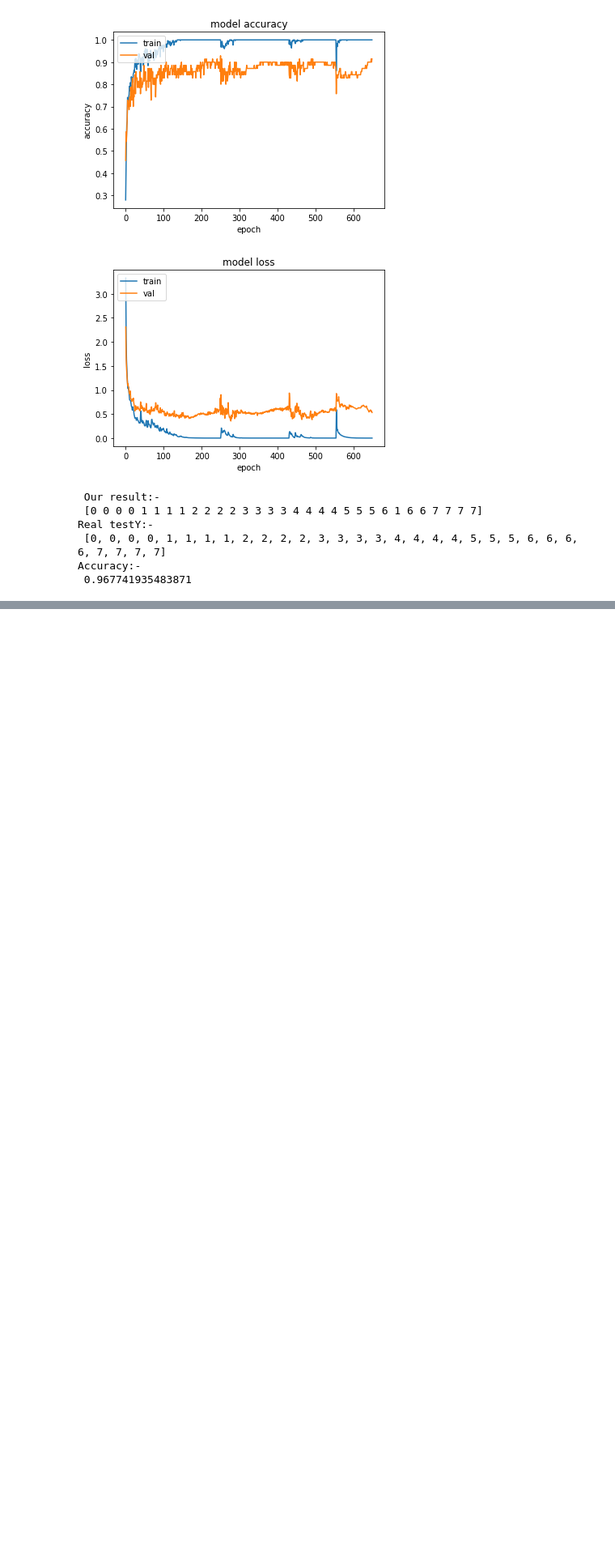
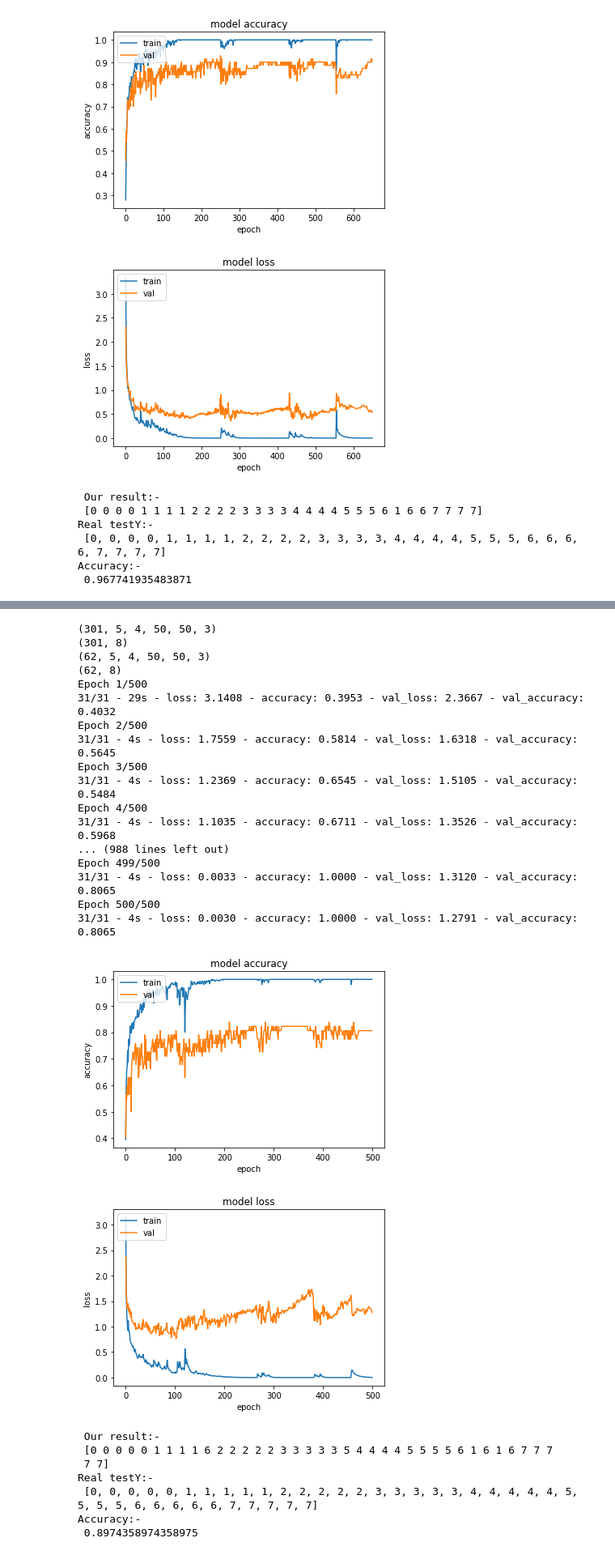
Before and after one commit to signLangProjectNIC/tf-cnn-lstm4, a Jupyter notebook: tf_cnn_lstm19.ipynb, the cells around one changed output, grey strips where cells are left out. Shown at 81% size. Drawn from its saved outputs; the diff is of its cells as text; code cells hidden in the pictures; blank space fills up the shorter version.

```diff
--- a/tf_cnn_lstm19.ipynb
+++ b/tf_cnn_lstm19.ipynb
@@ -257,0 +345,41 @@ Accuracy:-
+# %%
+layers=list()
+layers.append(tfKL.TimeDistributed(tfKL.Conv3D(filters=66,kernel_size=(3,3,3),activation='relu',trainable=True,kernel_regularizer=regularizers.l2(l2=0.3)),input_shape=(None,nLookback,height,width,channels)))
+layers.append(tfKL.TimeDistributed(tfKL.Flatten()))
+layers.append(tfKL.LSTM(units=143,activation='tanh',trainable=True))
+layers.append(tfKL.Dense(units=8,activation='softmax',trainable=True))
+
+
+with tpu_strategy.scope():
+  Result=evaluateModel(layers,epochs=500).predict(np.reshape(np.asarray(testSetX),newshape=(np.shape(testSetX)[0],nSubsequences,nLookback,50,50,3)))
+  Result=np.argmax(Result,axis=1)
+  print(" Our result:- \n",Result)
+  print("Real testY:- \n",testSetY)
+  print("Accuracy:- \n",testAccuracy(Result,testSetY))
+# %% [output]
+(301, 5, 4, 50, 50, 3)
+(301, 8)
+(62, 5, 4, 50, 50, 3)
+(62, 8)
+Epoch 1/500
+31/31 - 29s - loss: 3.1408 - accuracy: 0.3953 - val_loss: 2.3667 - val_accuracy: 0.4032
+Epoch 2/500
+31/31 - 4s - loss: 1.7559 - accuracy: 0.5814 - val_loss: 1.6318 - val_accuracy: 0.5645
+Epoch 3/500
+31/31 - 4s - loss: 1.2369 - accuracy: 0.6545 - val_loss: 1.5105 - val_accuracy: 0.5484
+Epoch 4/500
+31/31 - 4s - loss: 1.1035 - accuracy: 0.6711 - val_loss: 1.3526 - val_accuracy: 0.5968
+... (988 lines left out)
+Epoch 499/500
+31/31 - 4s - loss: 0.0033 - accuracy: 1.0000 - val_loss: 1.3120 - val_accuracy: 0.8065
+Epoch 500/500
+31/31 - 4s - loss: 0.0030 - accuracy: 1.0000 - val_loss: 1.2791 - val_accuracy: 0.8065
+[figure, added]
+[figure, added]
+ Our result:-
+ [0 0 0 0 0 1 1 1 1 6 2 2 2 2 2 3 3 3 3 3 5 4 4 4 4 5 5 5 5 6 1 6 1 6 7 7 7
+ 7 7]
+Real testY:-
+ [0, 0, 0, 0, 0, 1, 1, 1, 1, 1, 2, 2, 2, 2, 2, 3, 3, 3, 3, 3, 4, 4, 4, 4, 4, 5, 5, 5, 5, 6, 6, 6, 6, 6, 7, 7, 7, 7, 7]
+Accuracy:-
+ 0.8974358974358975
```
Also changed, not shown: parts of 11 cells of this notebook.
